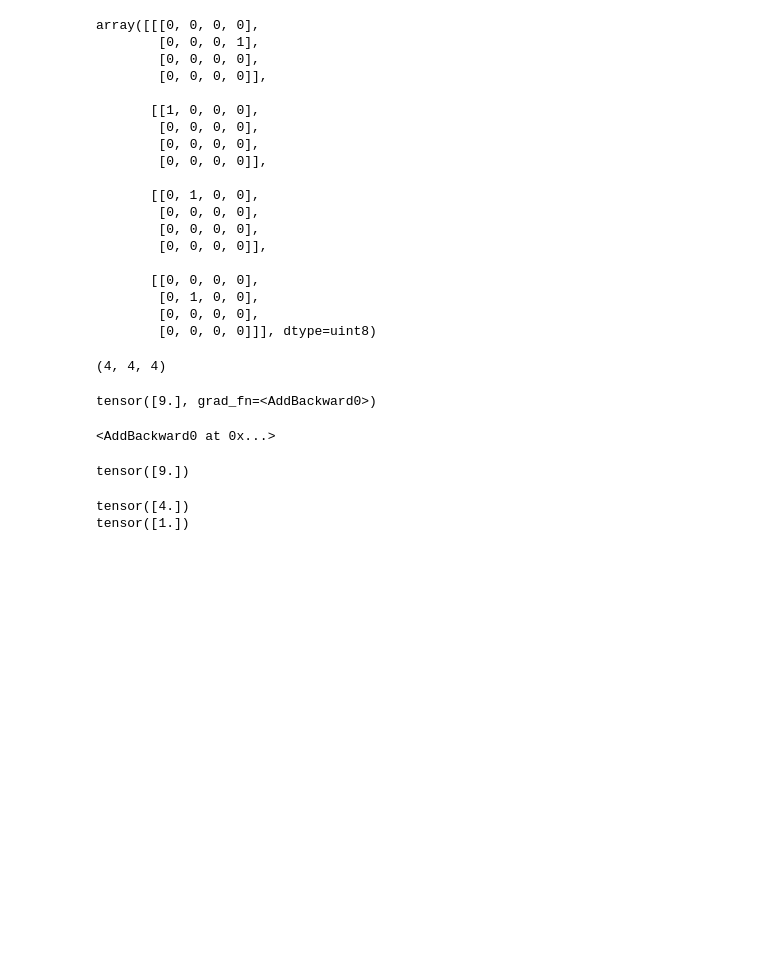
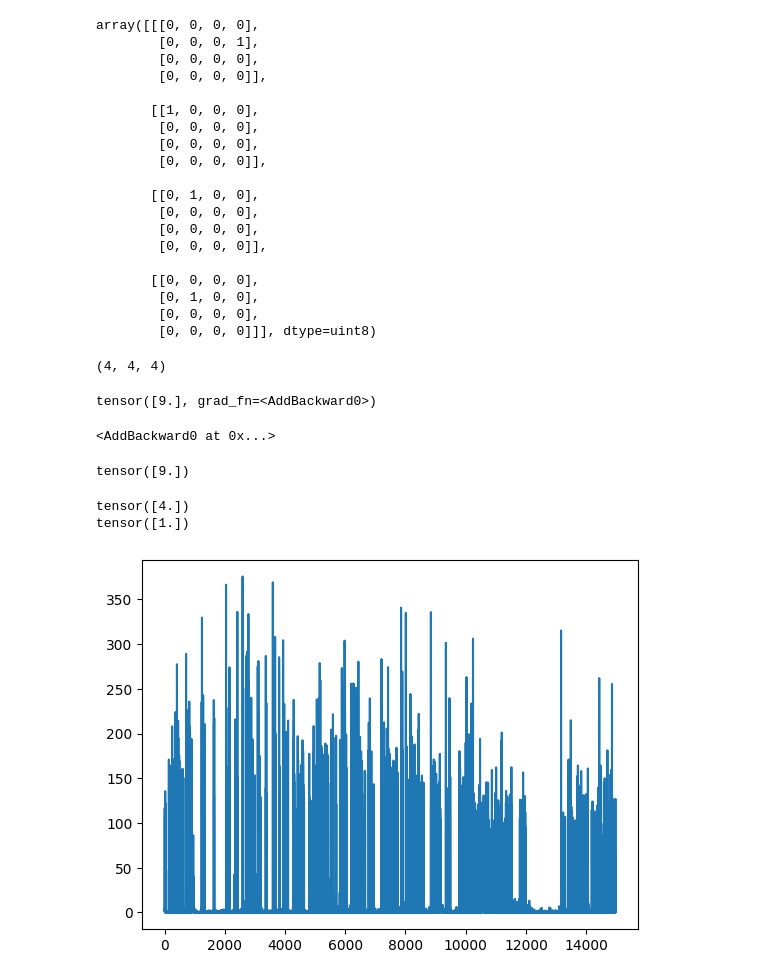
Before and after one commit to crisdavid3335/Master_Ort, a Jupyter notebook: Taller_IA/grid_/Grid_word.ipynb, the cells around one changed output. Saved outputs shown, nothing was run; the diff lists cells and outputs as text; code cells hidden in the pictures; blank space fills up the shorter version.

```diff
--- a/Taller_IA/grid_/Grid_word.ipynb
+++ b/Taller_IA/grid_/Grid_word.ipynb
@@ -99,7 +99,7 @@ action_set = {
     3: 'r'
 }
 # %%
-epochs = 1000
+epochs = 10000
 losses = []
 for i in range(epochs):
     game = Gridworld(size=4, mode='static')
@@ -174,3 +174,7 @@ print(b.grad)
 # %% [output]
 tensor([4.])
 tensor([1.])
+# %%
+plt.plot(losses);
+# %% [output]
+[figure, added]
```
Also changed, not shown: parts of 5 cells of this notebook.
